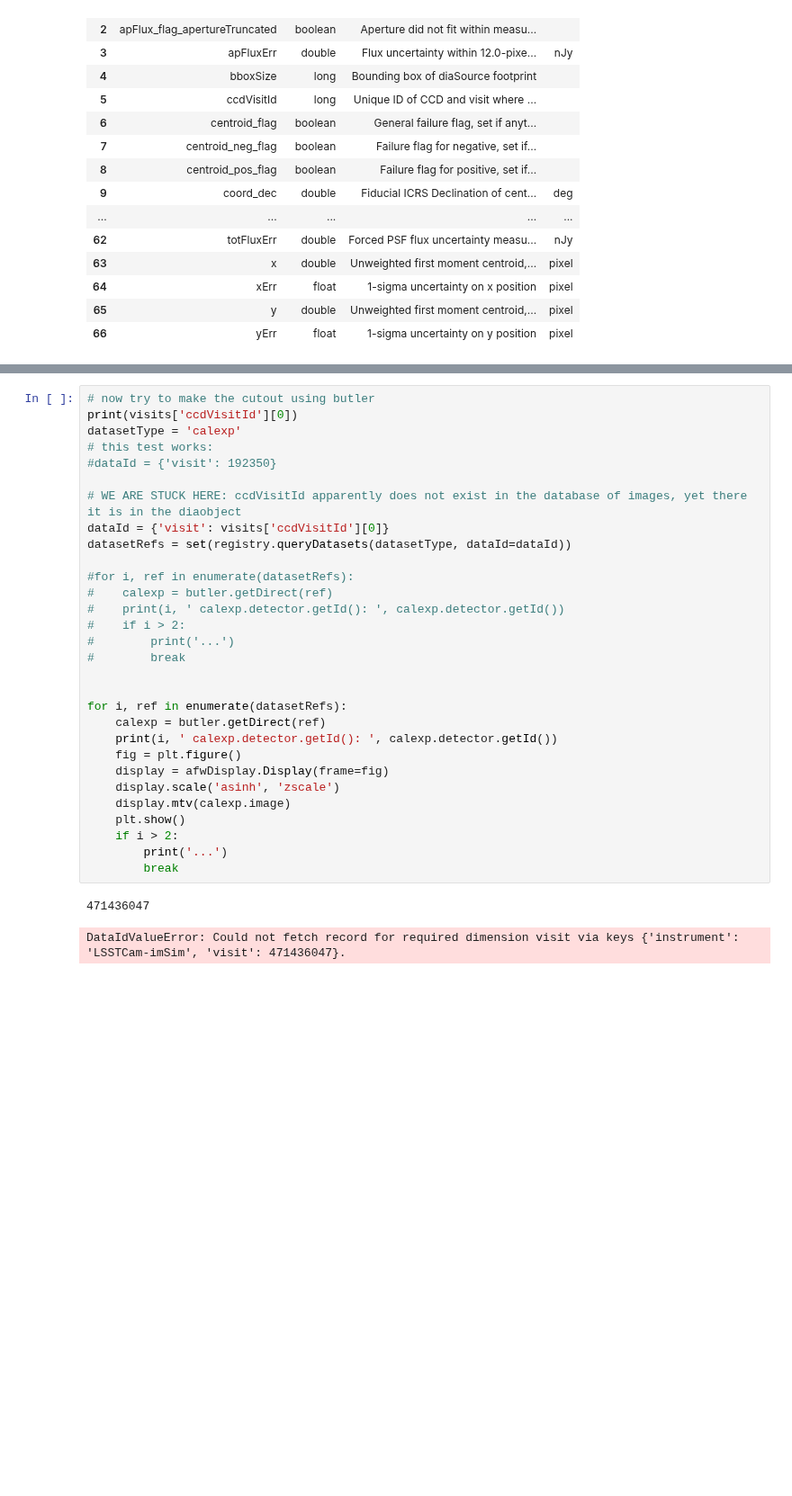
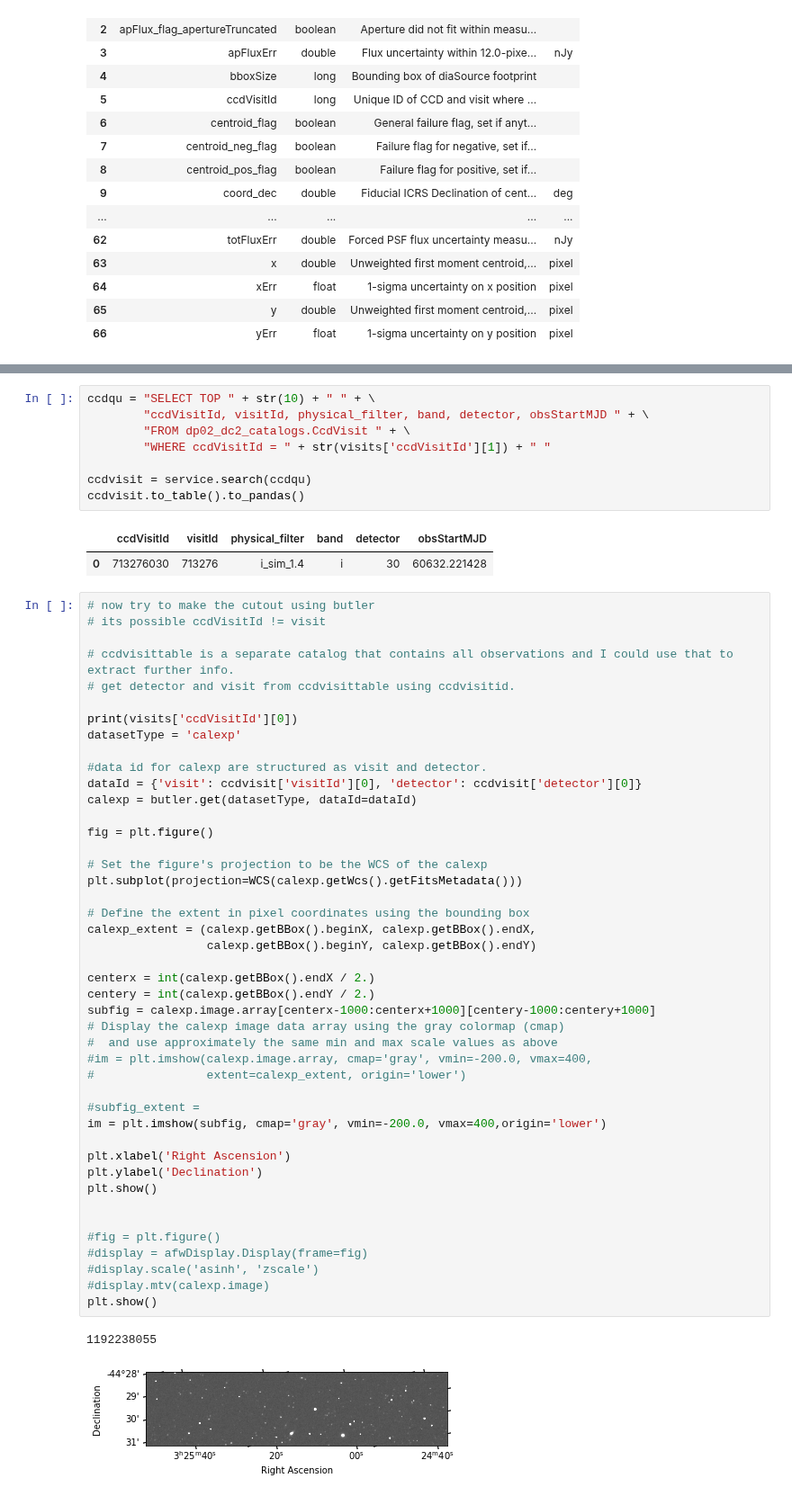
Before and after one commit to rubin-dp0/cst-dev, a Jupyter notebook: CCW_treehouse/Image_cutout_service_draft_template.ipynb, the cells around one changed output, grey strips where cells are left out. Shown at 90% size. Drawn from its saved outputs; the diff is of its cells as text; blank space fills up the shorter version.

Commit message:
fixed ccdvisitID issue

```diff
--- a/CCW_treehouse/Image_cutout_service_draft_template.ipynb
+++ b/CCW_treehouse/Image_cutout_service_draft_template.ipynb
@@ -362,33 +306,58 @@ def cutout_coadd(butler, ra, dec, datasetType='deepCoadd',
+# %%
+ccdqu = "SELECT TOP " + str(10) + " " + \
+        "ccdVisitId, visitId, physical_filter, band, detector, obsStartMJD " + \
+        "FROM dp02_dc2_catalogs.CcdVisit " + \
+        "WHERE ccdVisitId = " + str(visits['ccdVisitId'][1]) + " "
+
+ccdvisit = service.search(ccdqu)
+ccdvisit.to_table().to_pandas()
+# %% [output]
+|  | ccdVisitId | visitId | physical_filter | band | detector | obsStartMJD |
+| 0 | 713276030 | 713276 | i_sim_1.4 | i | 30 | 60632.221428 |
 # %%
 # now try to make the cutout using butler
+# its possible ccdVisitId != visit
+
+# ccdvisittable is a separate catalog that contains all observations and I could use that to extract further info.
+# get detector and visit from ccdvisittable using ccdvisitid.
+
 print(visits['ccdVisitId'][0])
 datasetType = 'calexp'
-# this test works:
-#dataId = {'visit': 192350}
 
-# WE ARE STUCK HERE: ccdVisitId apparently does not exist in the database of images, yet there it is in the diaobject
-dataId = {'visit': visits['ccdVisitId'][0]}
-datasetRefs = set(registry.queryDatasets(datasetType, dataId=dataId))
+#data id for calexp are structured as visit and detector.
+dataId = {'visit': ccdvisit['visitId'][0], 'detector': ccdvisit['detector'][0]}
+calexp = butler.get(datasetType, dataId=dataId)
 
-#for i, ref in enumerate(datasetRefs):
-#    calexp = butler.getDirect(ref)
-#    print(i, ' calexp.detector.getId(): ', calexp.detector.getId())
-#    if i > 2:
-#        print('...')
-#        break
+fig = plt.figure()
+
+# Set the figure's projection to be the WCS of the calexp
+plt.subplot(projection=WCS(calexp.getWcs().getFitsMetadata()))
+
+# Define the extent in pixel coordinates using the bounding box
+calexp_extent = (calexp.getBBox().beginX, calexp.getBBox().endX,
+                 calexp.getBBox().beginY, calexp.getBBox().endY)
+
+centerx = int(calexp.getBBox().endX / 2.)
+centery = int(calexp.getBBox().endY / 2.)
+subfig = calexp.image.array[centerx-1000:centerx+1000][centery-1000:centery+1000]
+# Display the calexp image data array using the gray colormap (cmap)
+#  and use approximately the same min and max scale values as above
+#im = plt.imshow(calexp.image.array, cmap='gray', vmin=-200.0, vmax=400,
+#                extent=calexp_extent, origin='lower')
+
+#subfig_extent =
+im = plt.imshow(subfig, cmap='gray', vmin=-200.0, vmax=400,origin='lower')
+
+plt.xlabel('Right Ascension')
+plt.ylabel('Declination')
+plt.show()
 
 
-for i, ref in enumerate(datasetRefs):
-    calexp = butler.getDirect(ref)
-    print(i, ' calexp.detector.getId(): ', calexp.detector.getId())
-    fig = plt.figure()
-    display = afwDisplay.Display(frame=fig)
-    display.scale('asinh', 'zscale')
-    display.mtv(calexp.image)
-    plt.show()
-    if i > 2:
-        print('...')
-        break
+#fig = plt.figure()
+#display = afwDisplay.Display(frame=fig)
+#display.scale('asinh', 'zscale')
+#display.mtv(calexp.image)
+plt.show()
 # %% [output]
-471436047
+1192238055
-DataIdValueError: Could not fetch record for required dimension visit via keys {'instrument': 'LSSTCam-imSim', 'visit': 471436047}.
+[figure, added]
```
Also changed, not shown: parts of 9 cells of this notebook.
